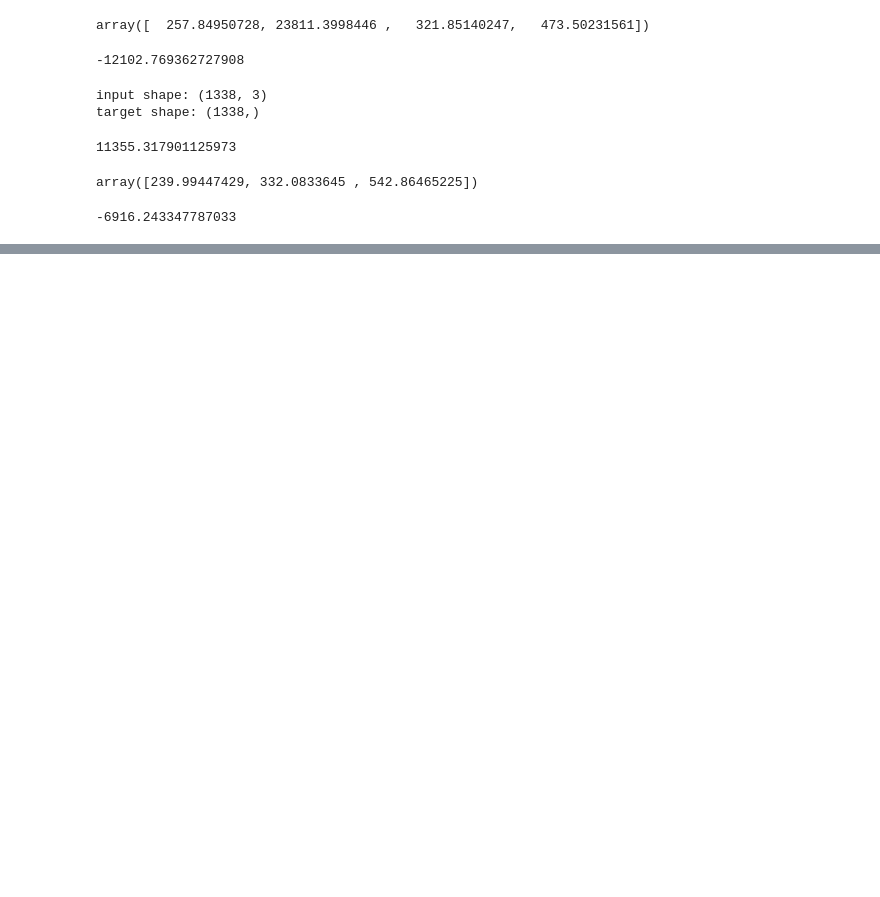
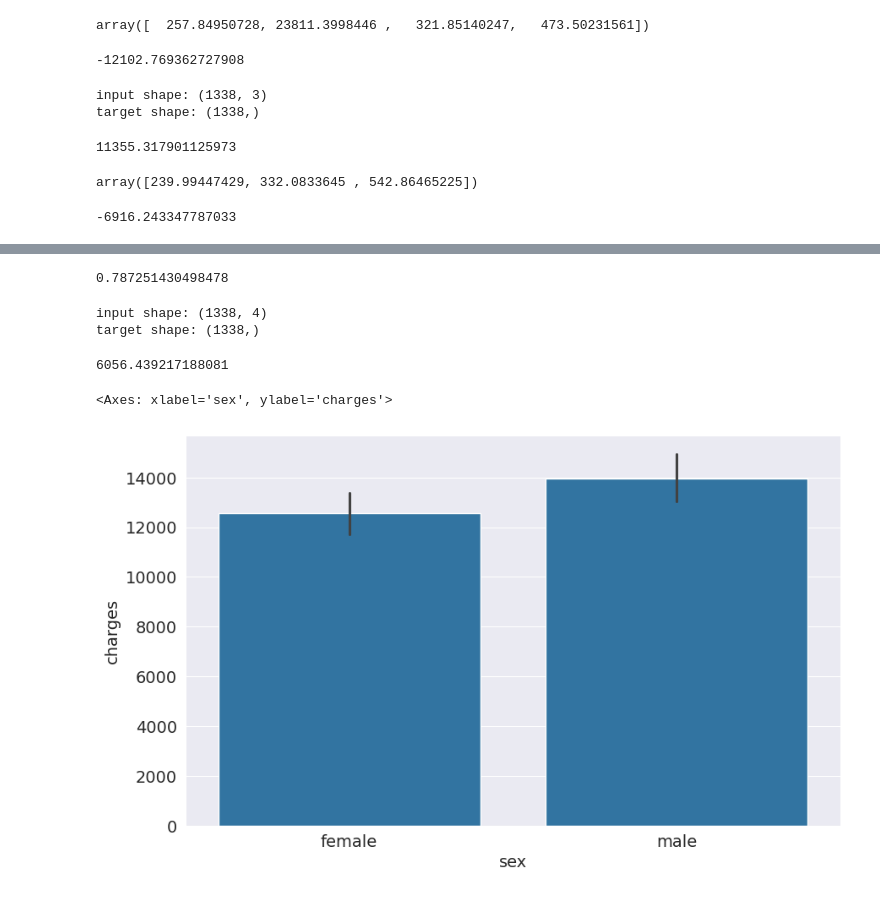
Before and after one commit to nikhilg2393/MachineLearning, a Jupyter notebook: Insurance/insurance.ipynb, the cells around one changed output, grey strips where cells are left out. Cells and saved outputs as stored; diff of their text form; code cells hidden in the pictures; blank space fills up the shorter version.

```diff
--- a/Insurance/insurance.ipynb
+++ b/Insurance/insurance.ipynb
@@ -513,0 +518,3 @@ lrmodel.intercept_
+# %%
+smoker_codes = {'no':0,'yes':1}
+medical_df['smoker_code'] = medical_df.smoker.map(smoker_codes)
@@ -513,0 +537,23 @@ lrmodel.intercept_
+# %%
+medical_df.charges.corr(medical_df.smoker_code)
+# %% [output]
+0.787251430498478
+# %%
+inputs = medical_df[['age','bmi','children','smoker_code']]
+targets = medical_df.charges
+print('input shape:', inputs.shape)
+print('target shape:', targets.shape)
+# %% [output]
+input shape: (1338, 4)
+target shape: (1338,)
+# %%
+lrmodel.fit(inputs,targets)
+predictions = lrmodel.predict(inputs)
+rmse(targets,predictions)
+# %% [output]
+6056.439217188081
+# %%
+sns.barplot(data=medical_df,x='sex',y='charges')
+# %% [output]
+<Axes: xlabel='sex', ylabel='charges'>
+[figure, added]
```
Also changed, not shown: parts of 22 cells of this notebook.
